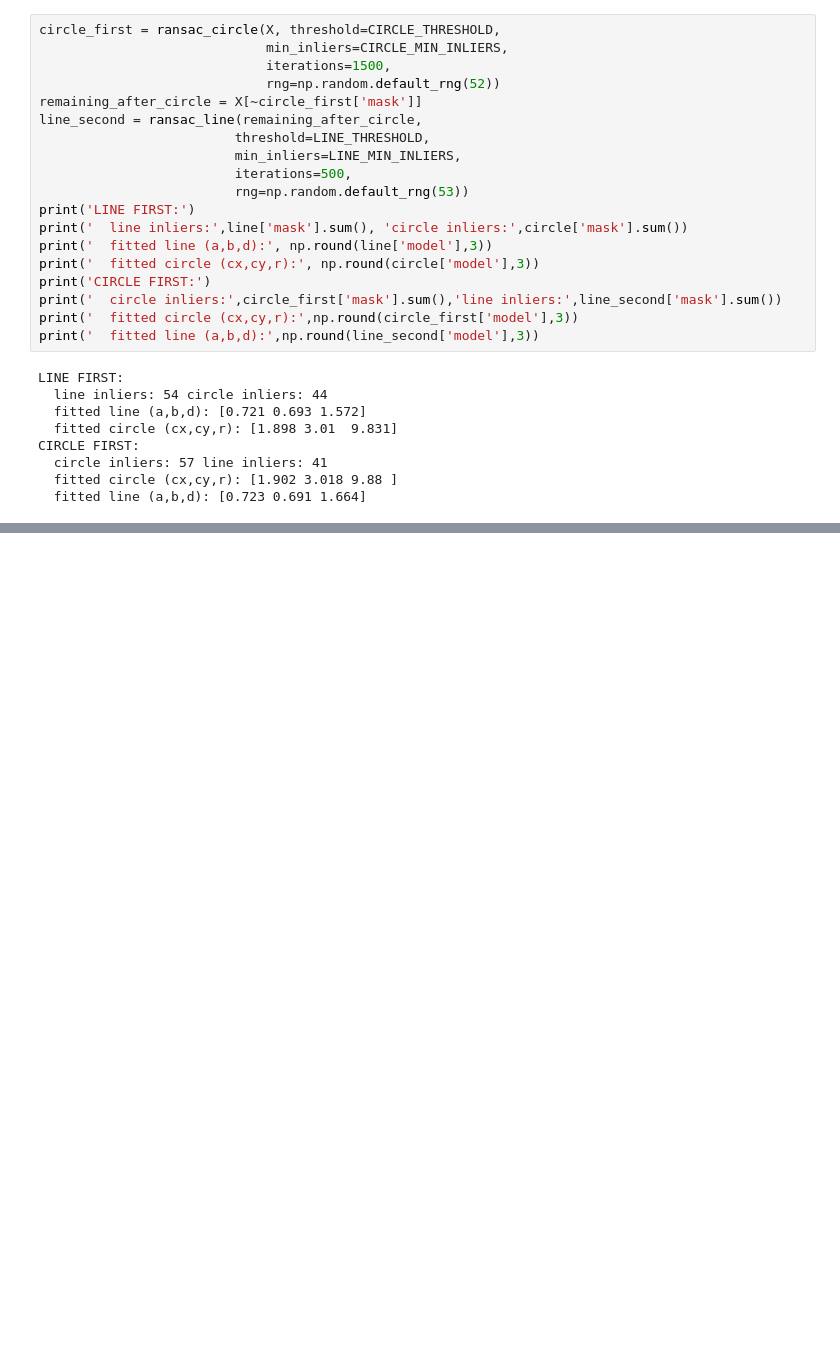
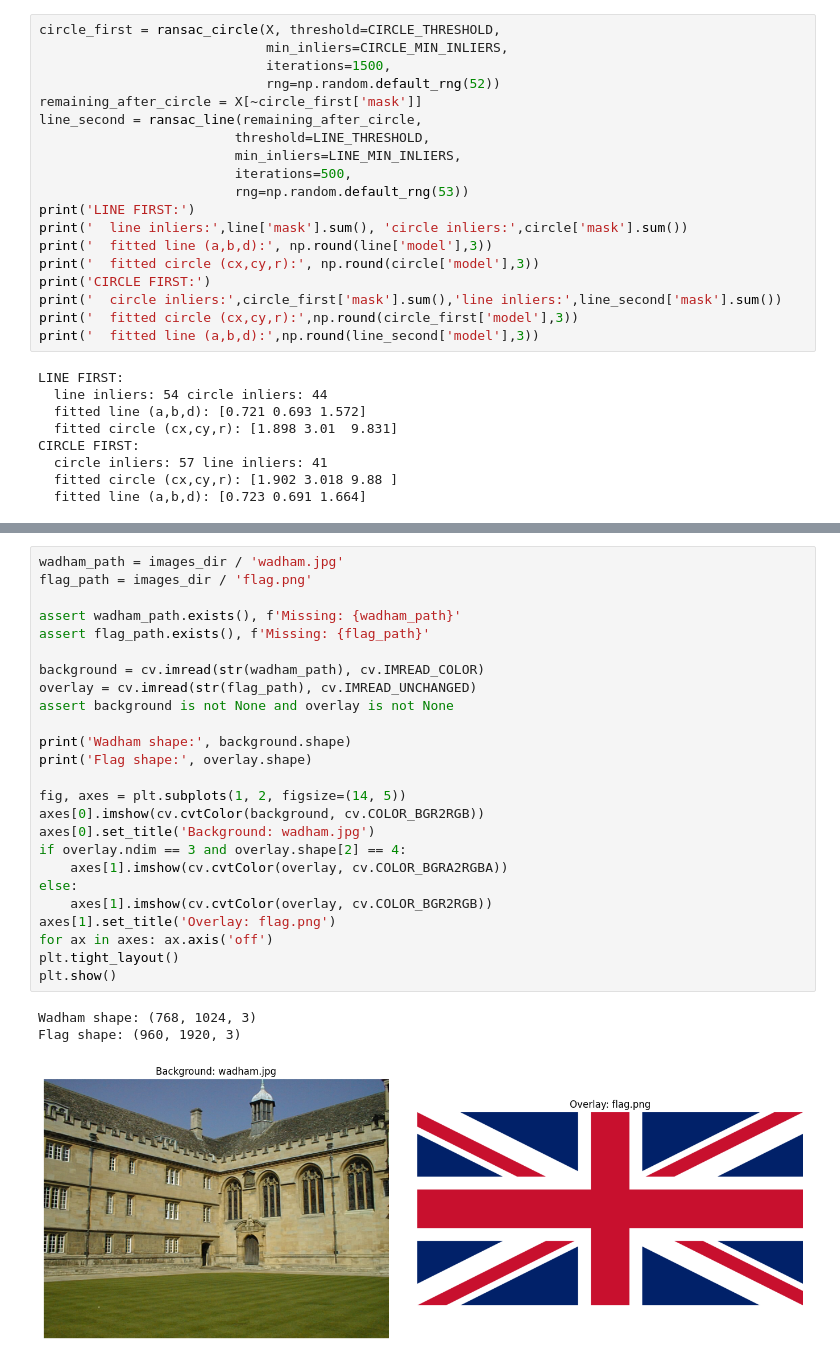
Before and after one commit to Pamodya-Wijesinghe/EN3160-Assignment-2-on-Fitting-and-Alignment, a Jupyter notebook: EN3160_Assignment_02_230727P.ipynb, the cells around one changed output, grey strips where cells are left out. Drawn from its saved outputs; the diff is of its cells as text; blank space fills up the shorter version.

```diff
--- a/EN3160_Assignment_02_230727P.ipynb
+++ b/EN3160_Assignment_02_230727P.ipynb
@@ -385,0 +428,29 @@ CIRCLE FIRST:
+# %%
+wadham_path = images_dir / 'wadham.jpg'
+flag_path = images_dir / 'flag.png'
+
+assert wadham_path.exists(), f'Missing: {wadham_path}'
+assert flag_path.exists(), f'Missing: {flag_path}'
+
+background = cv.imread(str(wadham_path), cv.IMREAD_COLOR)
+overlay = cv.imread(str(flag_path), cv.IMREAD_UNCHANGED)
+assert background is not None and overlay is not None
+
+print('Wadham shape:', background.shape)
+print('Flag shape:', overlay.shape)
+
+fig, axes = plt.subplots(1, 2, figsize=(14, 5))
+axes[0].imshow(cv.cvtColor(background, cv.COLOR_BGR2RGB))
+axes[0].set_title('Background: wadham.jpg')
+if overlay.ndim == 3 and overlay.shape[2] == 4:
+    axes[1].imshow(cv.cvtColor(overlay, cv.COLOR_BGRA2RGBA))
+else:
+    axes[1].imshow(cv.cvtColor(overlay, cv.COLOR_BGR2RGB))
+axes[1].set_title('Overlay: flag.png')
+for ax in axes: ax.axis('off')
+plt.tight_layout()
+plt.show()
+# %% [output]
+Wadham shape: (768, 1024, 3)
+Flag shape: (960, 1920, 3)
+[figure, added]
```
Also changed, not shown: parts of 8 cells of this notebook.
